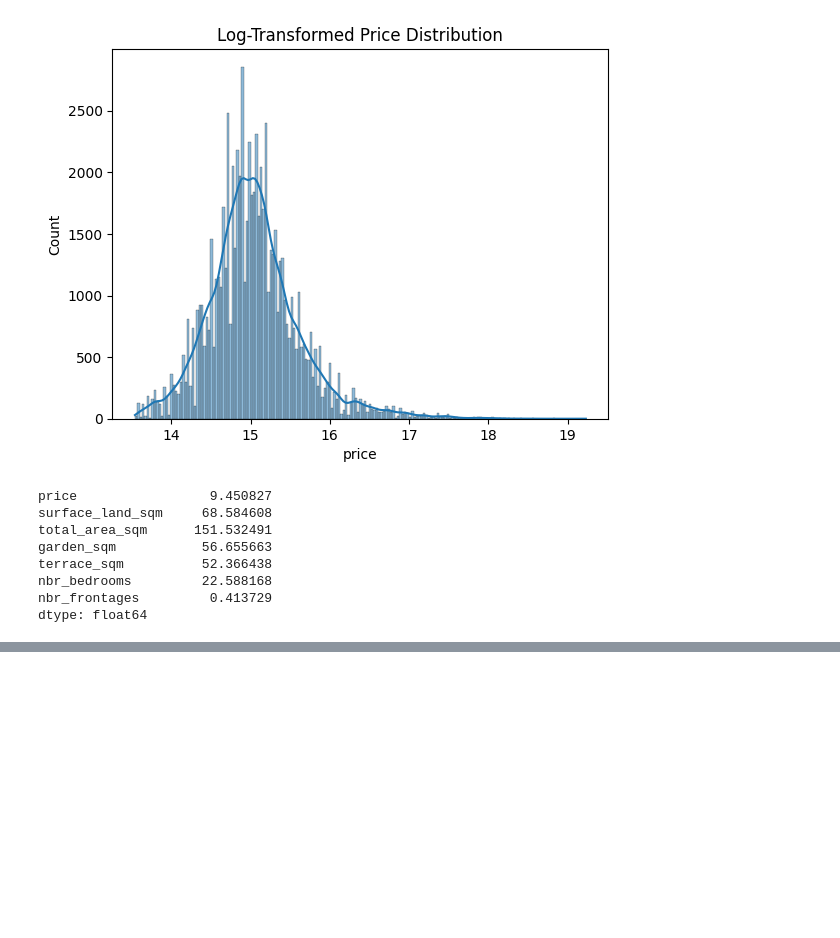
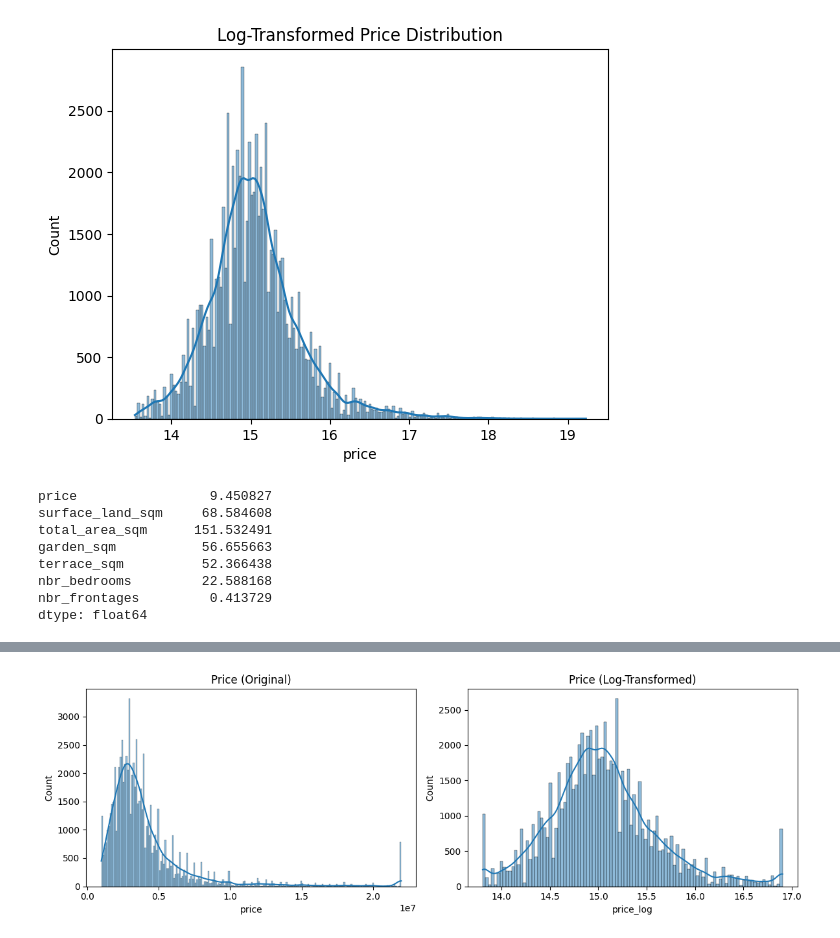
Before and after one commit to Lalovan/Real-estate-price-prediction-Data-analysis, a Jupyter notebook: Anna/testing_data.ipynb, the cells around one changed output, grey strips where cells are left out. Drawn from its saved outputs; the diff is of its cells as text; code cells hidden in the pictures; blank space fills up the shorter version.

```diff
--- a/Anna/testing_data.ipynb
+++ b/Anna/testing_data.ipynb
@@ -173,0 +231,11 @@ dtype: float64
+# %%
+#Visuals for price
+fig, axes = plt.subplots(1, 2, figsize=(12, 4))
+sns.histplot(df['price'], kde=True, ax=axes[0])
+axes[0].set_title("Price (Original)")
+sns.histplot(df['price_log'], kde=True, ax=axes[1])
+axes[1].set_title("Price (Log-Transformed)")
+plt.tight_layout()
+plt.show()
+# %% [output]
+[figure, added]
```
Also changed, not shown: parts of 4 cells of this notebook.
